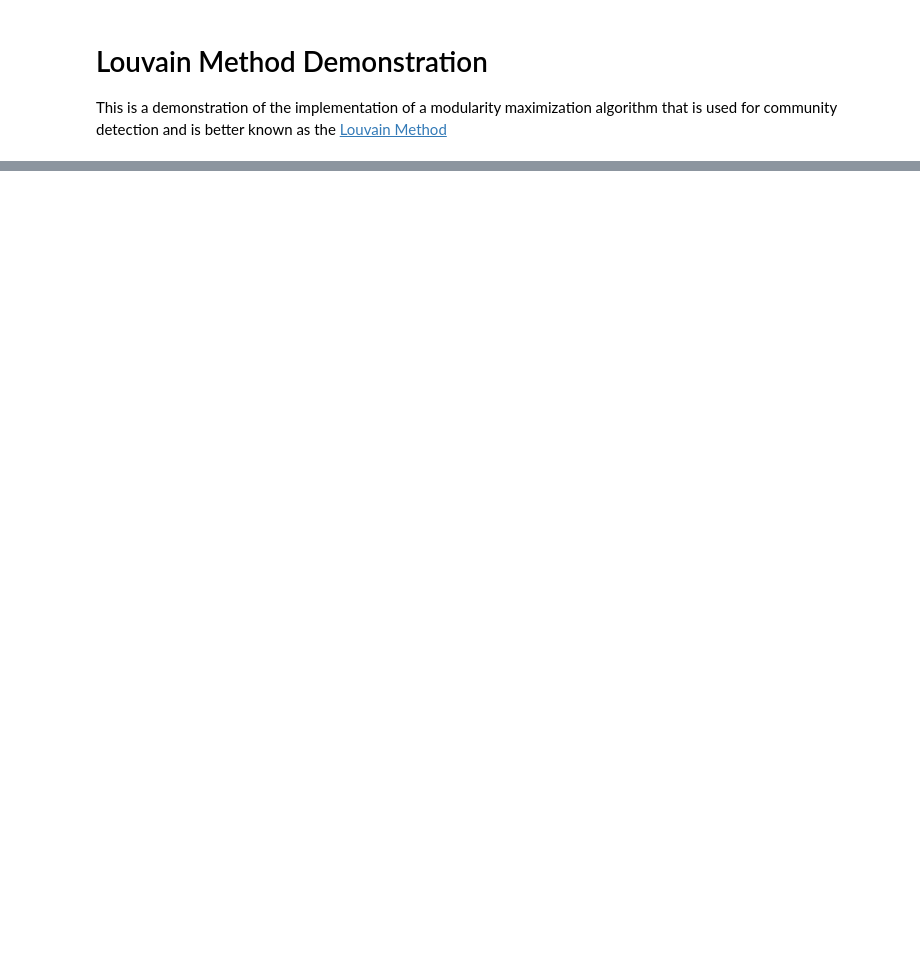
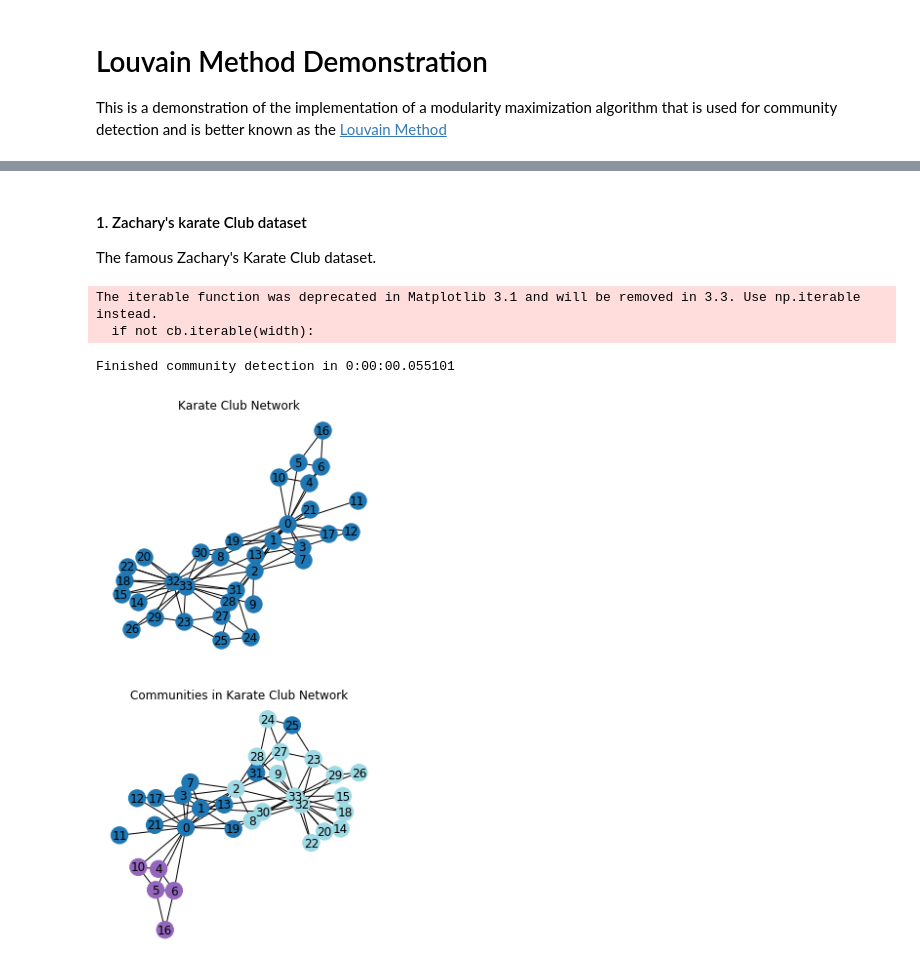
Before and after one commit to gchristodo/SNA_Project, a Jupyter notebook: louvain_demo_notebook.ipynb, the cells around one changed output, grey strips where cells are left out. Drawn from its saved outputs; the diff is of its cells as text; code cells hidden in the pictures; blank space fills up the shorter version.

```diff
--- a/louvain_demo_notebook.ipynb
+++ b/louvain_demo_notebook.ipynb
@@ -21,0 +201,42 @@ The famous Zachary's Karate Club dataset.
+# %% [markdown]
+#### 1.  Zachary's karate Club dataset
+
+The famous Zachary's Karate Club dataset.
+# %%
+# Draw initial graph
+G = karate_g
+
+fig = plt.figure(figsize=(5, 10))
+ax1 =  fig.add_subplot(211)
+ax1.set_title('Karate Club Network')
+nx.draw_spring(G,
+               cmap=plt.get_cmap('tab20'),
+               with_labels=True)
+
+# Execute Louvain's algorithm
+start = time.time()
+communities = louvain(G.copy())
+elapsed_time = time.time()-start
+
+#Draw community graph
+values = [communities[node] for node in G.nodes()]
+
+ax2 = fig.add_subplot(212)
+ax2.set_title('Communities in Karate Club Network')
+nx.draw_spring(G,
+               cmap=plt.get_cmap('tab20'),
+               node_color = values,
+               with_labels=True)
+plt.show()
+
+# Record results
+result_dict['dataset'].append('Zachary\'s Karate Club')
+result_dict['community_no'].append(len(set(communities.values())))
+result_dict['modularity'].append(modularity(communities, G))
+result_dict['silhouette'].append(silhouette_score(communities, G)[1])
+result_dict['time'].append(elapsed_time)
+# %% [output]
+The iterable function was deprecated in Matplotlib 3.1 and will be removed in 3.3. Use np.iterable instead.
+  if not cb.iterable(width):
+Finished community detection in 0:00:00.055101
+[figure, added]
```
Also changed, not shown: parts of 22 cells of this notebook, 1 other file.
